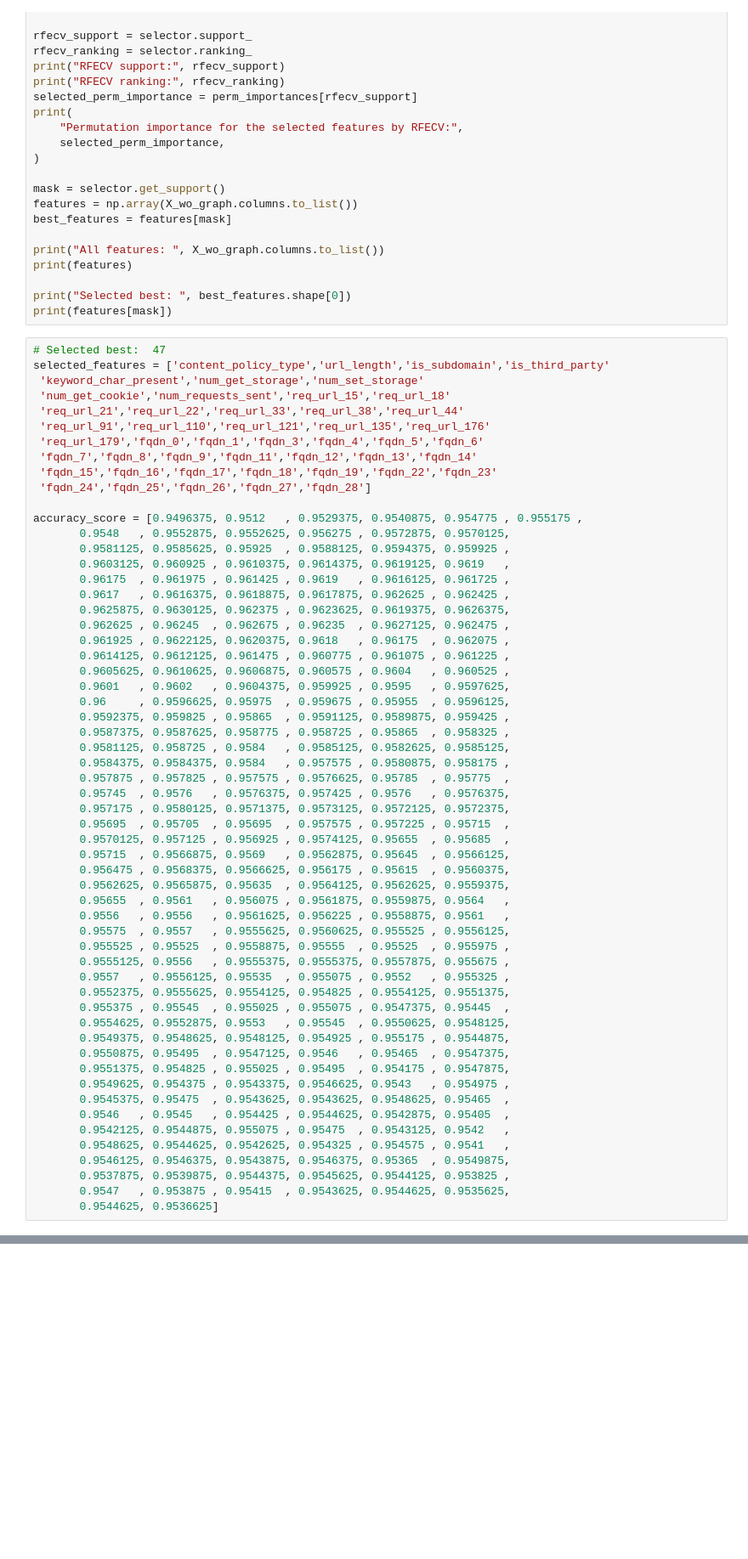
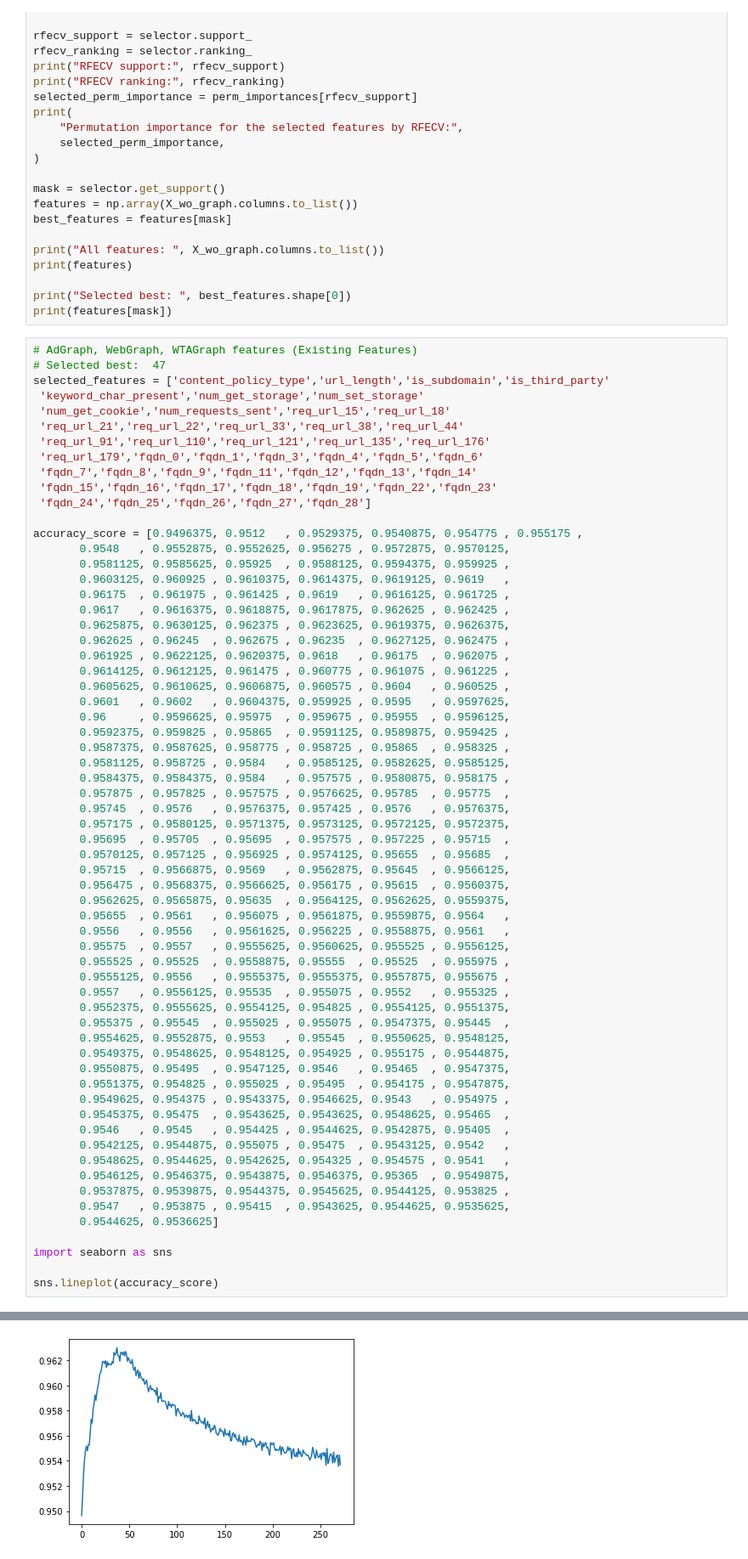
Before and after one commit to SKKU-SecLab/AdFlush, a Jupyter notebook: source/feature_engineering.ipynb, the cells around one changed output, grey strips where cells are left out. Shown at 85% size. Saved outputs shown, nothing was run; the diff lists cells and outputs as text; blank space fills up the shorter version.

```diff
--- a/source/feature_engineering.ipynb
+++ b/source/feature_engineering.ipynb
@@ -245,6 +282,7 @@ print(features)
 print("Selected best: ", best_features.shape[0])
 print(features[mask])
 # %%
+# AdGraph, WebGraph, WTAGraph features (Existing Features)
 # Selected best:  47
 selected_features = ['content_policy_type','url_length','is_subdomain','is_third_party'
  'keyword_char_present','num_get_storage','num_set_storage'
@@ -302,3 +340,8 @@ accuracy_score = [0.9496375, 0.9512   , 0.9529375, 0.9540875, 0.954775 , 0.95517
        0.9537875, 0.9539875, 0.9544375, 0.9545625, 0.9544125, 0.953825 ,
        0.9547   , 0.953875 , 0.95415  , 0.9543625, 0.9544625, 0.9535625,
        0.9544625, 0.9536625]
+
+import seaborn as sns
+
+sns.lineplot(accuracy_score)
+# %% [output]
@@ -304,0 +349 @@ accuracy_score = [0.9496375, 0.9512   , 0.9529375, 0.9540875, 0.954775 , 0.95517
+[figure, added]
```
Also changed, not shown: parts of 4 cells of this notebook.
